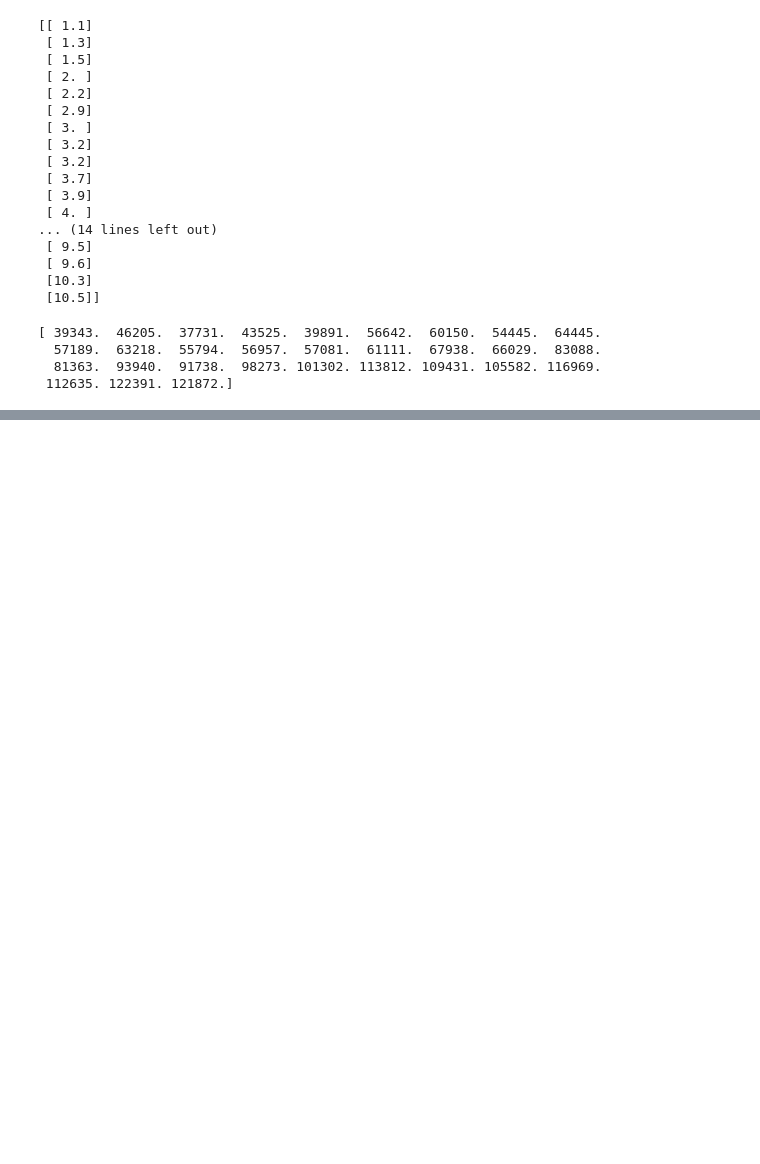
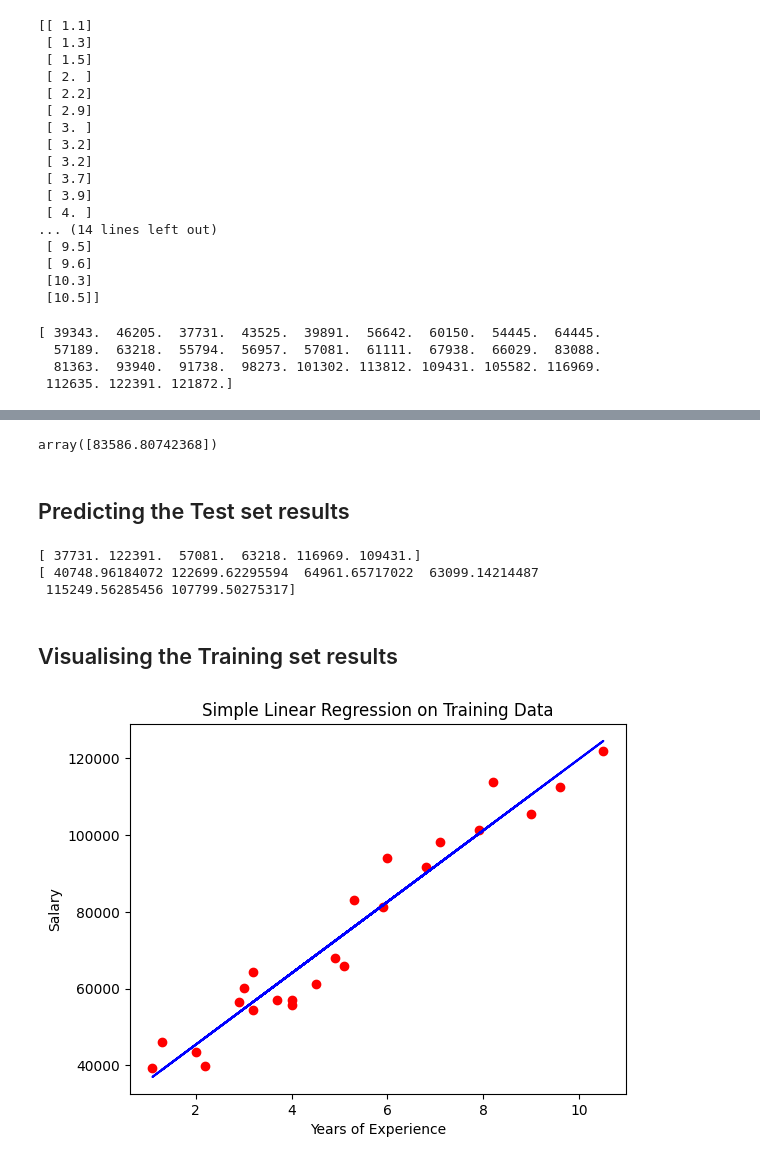
Before and after one commit to sakshipagaria/Data-science-Machine-Learning, a Jupyter notebook: ML_LAB3A_T2_28.ipynb, the cells around one changed output, grey strips where cells are left out. Saved outputs shown, nothing was run; the diff lists cells and outputs as text; code cells hidden in the pictures; blank space fills up the shorter version.

```diff
--- a/ML_LAB3A_T2_28.ipynb
+++ b/ML_LAB3A_T2_28.ipynb
@@ -9,4 +13,6 @@ import matplotlib.pyplot as plt
 # %%
-dataset = pd.read_csv("/content/Salary.csv")
-dataset.head()
+dataset = pd.read_csv('/content/Salary.csv')
+dataset.info()
+X = dataset.iloc[:,:-1].values
+y = dataset.iloc[:,-1].values
 # %% [output]
@@ -89,6 +57,6 @@ print(Y)
 # %%
 from sklearn.model_selection import train_test_split
-X_train,X_test,Y_train,Y_test = train_test_split(X,Y,test_size = 0.2,random_state = 25)
+X_train,X_test,y_train,y_test = train_test_split(X,y,test_size = 0.2,random_state = 0)
 # %%
 print(X_train)
 # %% [output]
@@ -133,4 +79,0 @@ print(Y_test)
-# %%
-from sklearn.linear_model import LinearRegression
-reg = LinearRegression()
-reg.fit(X_train,Y_train)
@@ -210,0 +82,4 @@ Testing accuracy:  0.9531732818427658
+# %%
+from sklearn.linear_model import LinearRegression
+regressor = LinearRegression()
+regressor.fit(X_train,y_train)
@@ -210,0 +116,7 @@ Testing accuracy:  0.9531732818427658
+# %%
+#predicting the salary for person having 6.1 years of experiences
+regressor.predict([[6.1]])
+# %% [output]
+array([83586.80742368])
+# %% [markdown]
+## Predicting the Test set results
@@ -210,0 +125,19 @@ Testing accuracy:  0.9531732818427658
+# %%
+print(y_test)
+print(y_pred)
+# %% [output]
+[ 37731. 122391.  57081.  63218. 116969. 109431.]
+[ 40748.96184072 122699.62295594  64961.65717022  63099.14214487
+ 115249.56285456 107799.50275317]
+# %% [markdown]
+## Visualising the Training set results
+# %%
+plt.scatter(X_train,y_train,color='red')
+plt.plot(X_train,regressor.predict(X_train),color='blue')
+# regressor.predict(x_train)  because it is predicted salaries for x_train
+plt.title("Simple Linear Regression on Training Data")
+plt.xlabel("Years of Experience")
+plt.ylabel("Salary")
+plt.show()
+# %% [output]
+[figure, added]
```
Also changed, not shown: parts of 59 cells of this notebook.
